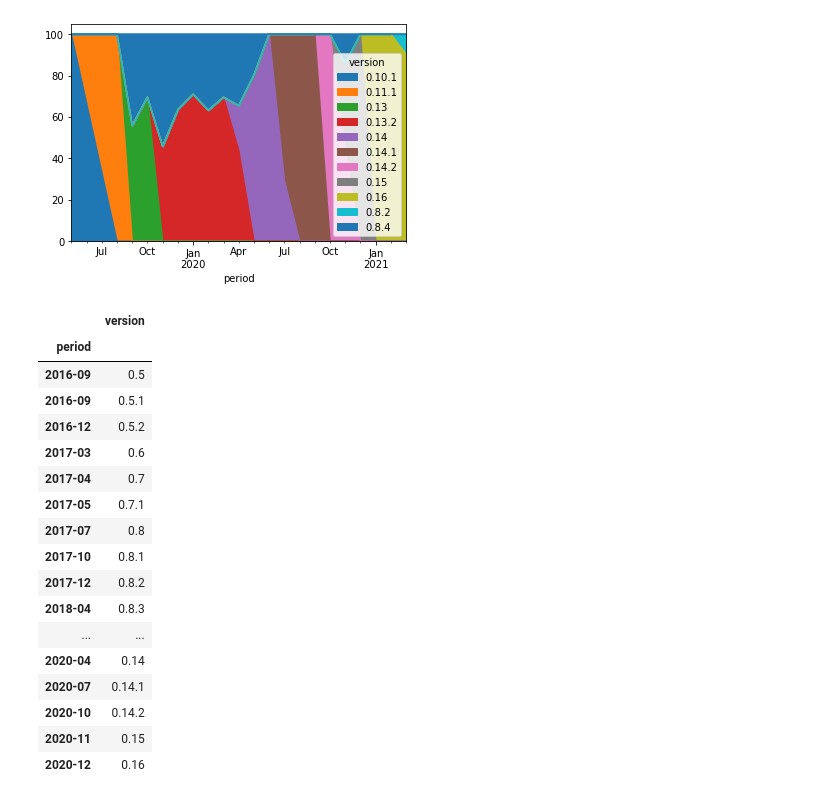
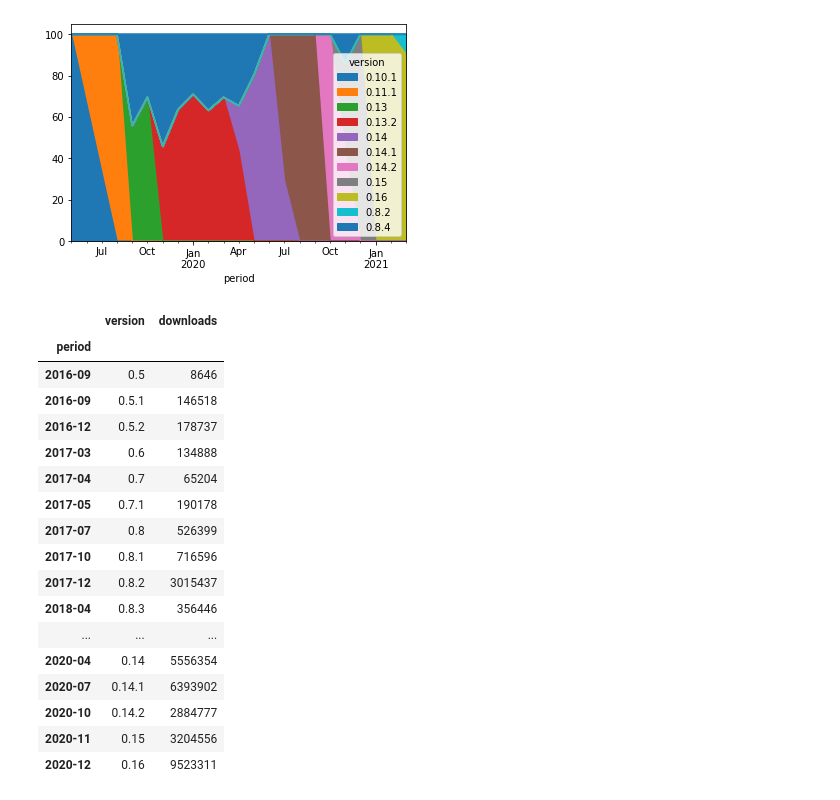
Before and after one commit to xflr6/notebooks, a Jupyter notebook: PyPI.ipynb, the cells around one changed output. Saved outputs shown, nothing was run; the diff lists cells and outputs as text; code cells hidden in the pictures.

Commit message:
add downloads column to version overview

```diff
--- a/PyPI.ipynb
+++ b/PyPI.ipynb
@@ -473,27 +473,28 @@ df.pivot_table(values='downloads', index='period', columns='project',
 # %%
 (df[(df['project'] == 'graphviz')]
  .reset_index(level='period')
- .pivot_table(values='period', index='version', aggfunc='first')
- .reset_index(level='version')
+ .groupby('version').agg({'period': 'first', 'downloads': 'sum'})
+ .reset_index()
+ .dropna()
  .set_index('period')
  .sort_values(by=['period', 'version'])
  ['2016-06':])
 # %% [output]
-|  | version |
-| period |  |
-| 2016-09 | 0.5 |
-| 2016-09 | 0.5.1 |
-| 2016-12 | 0.5.2 |
-| 2017-03 | 0.6 |
-| 2017-04 | 0.7 |
-| 2017-05 | 0.7.1 |
-| 2017-07 | 0.8 |
-| 2017-10 | 0.8.1 |
-| 2017-12 | 0.8.2 |
-| 2018-04 | 0.8.3 |
-| ... | ... |
-| 2020-04 | 0.14 |
-| 2020-07 | 0.14.1 |
-| 2020-10 | 0.14.2 |
-| 2020-11 | 0.15 |
-| 2020-12 | 0.16 |
+|  | version | downloads |
+| period |  |  |
+| 2016-09 | 0.5 | 8646 |
+| 2016-09 | 0.5.1 | 146518 |
+| 2016-12 | 0.5.2 | 178737 |
+| 2017-03 | 0.6 | 134888 |
+| 2017-04 | 0.7 | 65204 |
+| 2017-05 | 0.7.1 | 190178 |
+| 2017-07 | 0.8 | 526399 |
+| 2017-10 | 0.8.1 | 716596 |
+| 2017-12 | 0.8.2 | 3015437 |
+| 2018-04 | 0.8.3 | 356446 |
+| ... | ... | ... |
+| 2020-04 | 0.14 | 5556354 |
+| 2020-07 | 0.14.1 | 6393902 |
+| 2020-10 | 0.14.2 | 2884777 |
+| 2020-11 | 0.15 | 3204556 |
+| 2020-12 | 0.16 | 9523311 |
```
